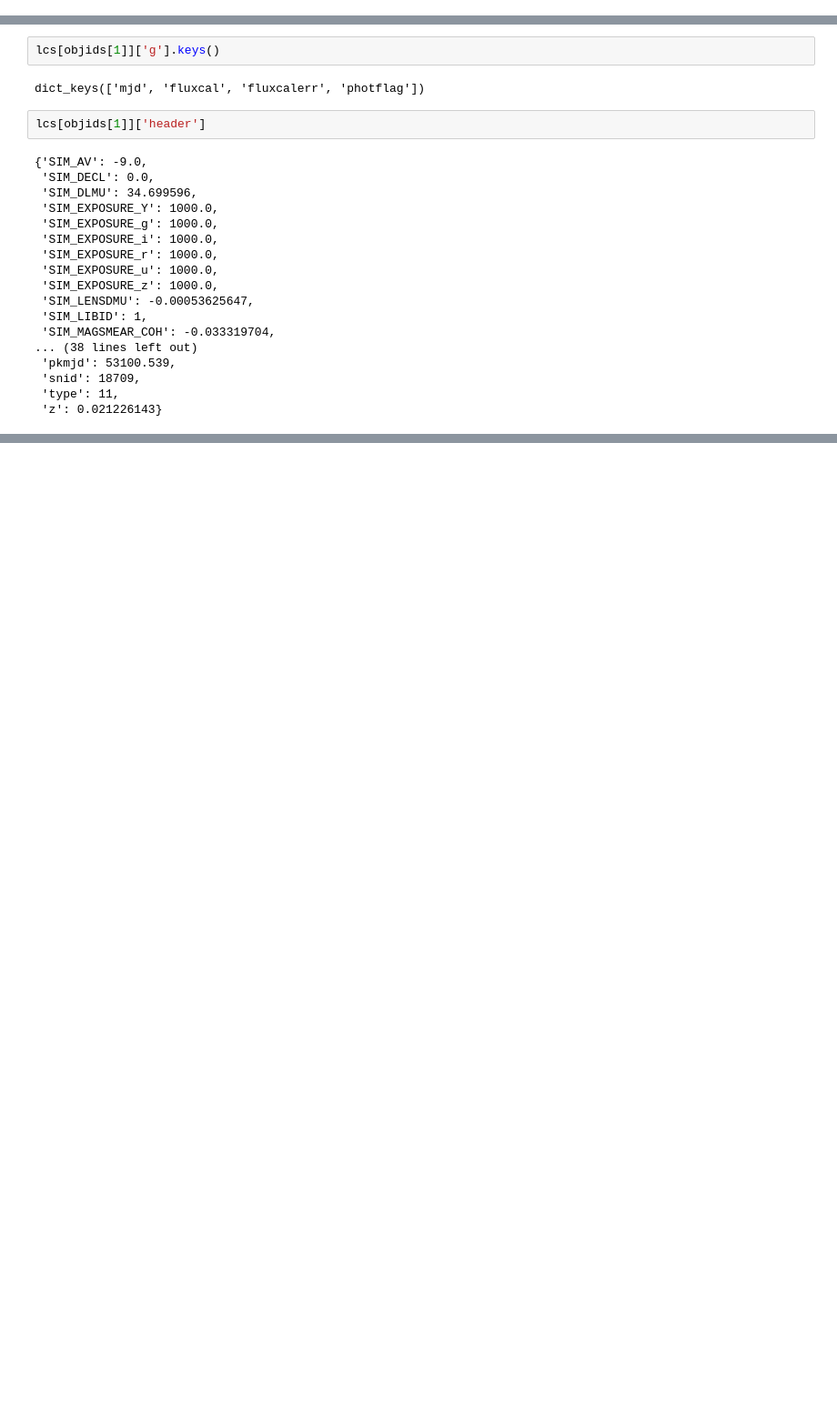
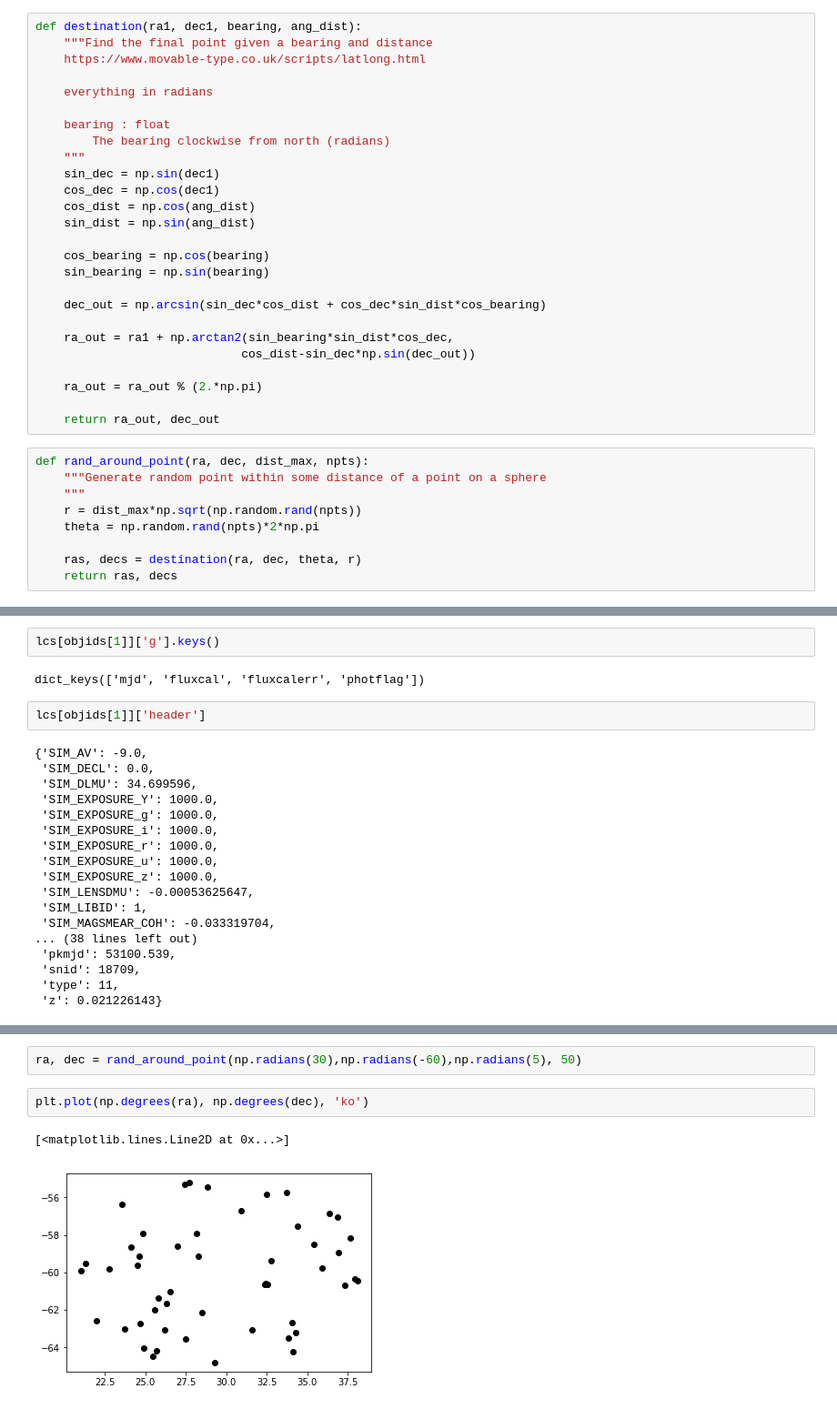
Before and after one commit to yoachim/19_Scratch, a Jupyter notebook: plasticc_try/tryia.ipynb, the cells around one changed output, grey strips where cells are left out. Shown at 91% size. Drawn from its saved outputs; the diff is of its cells as text; blank space fills up the shorter version.

```diff
--- a/plasticc_try/tryia.ipynb
+++ b/plasticc_try/tryia.ipynb
@@ -15,6 +15,41 @@ from lsst.sims.utils import equatorialFromGalactic
 import gzip
 import pickle
 np.random.seed(42)
+# %%
+def destination(ra1, dec1, bearing, ang_dist):
+    """Find the final point given a bearing and distance
+    https://www.movable-type.co.uk/scripts/latlong.html
+
+    everything in radians
+
+    bearing : float
+        The bearing clockwise from north (radians)
+    """
+    sin_dec = np.sin(dec1)
+    cos_dec = np.cos(dec1)
+    cos_dist = np.cos(ang_dist)
+    sin_dist = np.sin(ang_dist)
+
+    cos_bearing = np.cos(bearing)
+    sin_bearing = np.sin(bearing)
+
+    dec_out = np.arcsin(sin_dec*cos_dist + cos_dec*sin_dist*cos_bearing)
+
+    ra_out = ra1 + np.arctan2(sin_bearing*sin_dist*cos_dec,
+                             cos_dist-sin_dec*np.sin(dec_out))
+
+    ra_out = ra_out % (2.*np.pi)
+
+    return ra_out, dec_out
+# %%
+def rand_around_point(ra, dec, dist_max, npts):
+    """Generate random point within some distance of a point on a sphere
+    """
+    r = dist_max*np.sqrt(np.random.rand(npts))
+    theta = np.random.rand(npts)*2*np.pi
+
+    ras, decs = destination(ra, dec, theta, r)
+    return ras, decs
 # %%
 def rand_on_sphere(npts):
     """Put point on a sphere randomly
@@ -75,0 +135,7 @@ lcs[objids[1]]['header']
+# %%
+ra, dec = rand_around_point(np.radians(30),np.radians(-60),np.radians(5), 50)
+# %%
+plt.plot(np.degrees(ra), np.degrees(dec), 'ko')
+# %% [output]
+[<matplotlib.lines.Line2D at 0x...>]
+[figure, added]
```
Also changed, not shown: parts of 4 cells of this notebook.
